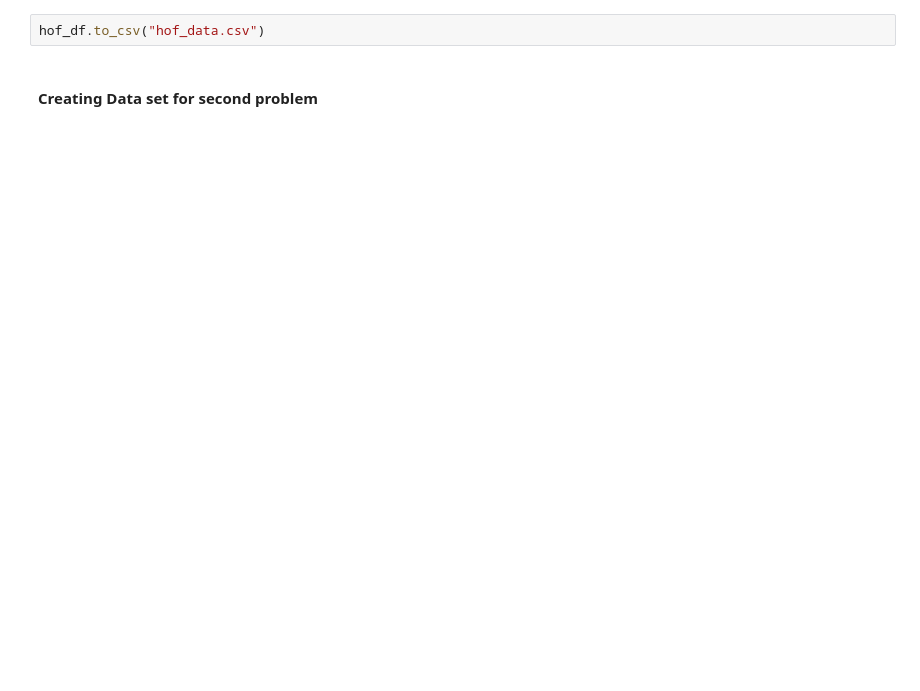
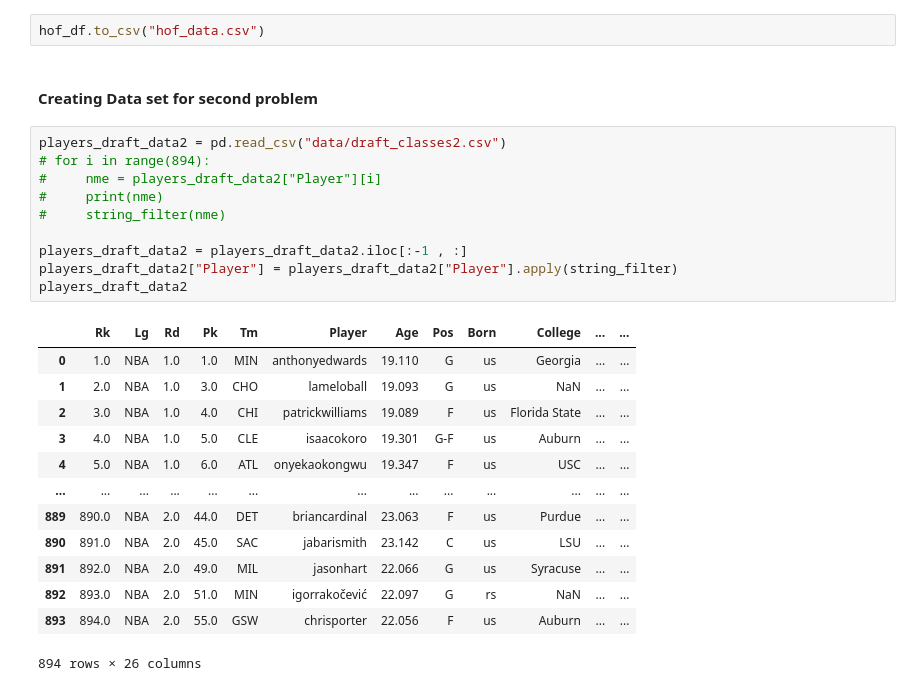
Before and after one commit to brybranmuffin/IEOR-142-Final, a Jupyter notebook: project.ipynb, the cells around one changed output. Saved outputs shown, nothing was run; the diff lists cells and outputs as text; blank space fills up the shorter version.

```diff
--- a/project.ipynb
+++ b/project.ipynb
@@ -488,3 +513,27 @@ hof_df
 hof_df.to_csv("hof_data.csv")
 # %% [markdown]
 #### Creating Data set for second problem
+# %%
+players_draft_data2 = pd.read_csv("data/draft_classes2.csv")
+# for i in range(894):
+#     nme = players_draft_data2["Player"][i]
+#     print(nme)
+#     string_filter(nme)
+
+players_draft_data2 = players_draft_data2.iloc[:-1 , :]
+players_draft_data2["Player"] = players_draft_data2["Player"].apply(string_filter)
+players_draft_data2
+# %% [output]
+|  | Rk | Lg | Rd | Pk | Tm | Player | Age | Pos | Born | College | ... | ... |
+| 0 | 1.0 | NBA | 1.0 | 1.0 | MIN | anthonyedwards | 19.110 | G | us | Georgia | ... | ... |
+| 1 | 2.0 | NBA | 1.0 | 3.0 | CHO | lameloball | 19.093 | G | us | NaN | ... | ... |
+| 2 | 3.0 | NBA | 1.0 | 4.0 | CHI | patrickwilliams | 19.089 | F | us | Florida State | ... | ... |
+| 3 | 4.0 | NBA | 1.0 | 5.0 | CLE | isaacokoro | 19.301 | G-F | us | Auburn | ... | ... |
+| 4 | 5.0 | NBA | 1.0 | 6.0 | ATL | onyekaokongwu | 19.347 | F | us | USC | ... | ... |
+| ... | ... | ... | ... | ... | ... | ... | ... | ... | ... | ... | ... | ... |
+| 889 | 890.0 | NBA | 2.0 | 44.0 | DET | briancardinal | 23.063 | F | us | Purdue | ... | ... |
+| 890 | 891.0 | NBA | 2.0 | 45.0 | SAC | jabarismith | 23.142 | C | us | LSU | ... | ... |
+| 891 | 892.0 | NBA | 2.0 | 49.0 | MIL | jasonhart | 22.066 | G | us | Syracuse | ... | ... |
+| 892 | 893.0 | NBA | 2.0 | 51.0 | MIN | igorrakočević | 22.097 | G | rs | NaN | ... | ... |
+| 893 | 894.0 | NBA | 2.0 | 55.0 | GSW | chrisporter | 22.056 | F | us | Auburn | ... | ... |
+894 rows × 26 columns
```
Also changed, not shown: parts of 32 cells of this notebook, 7 other files.
